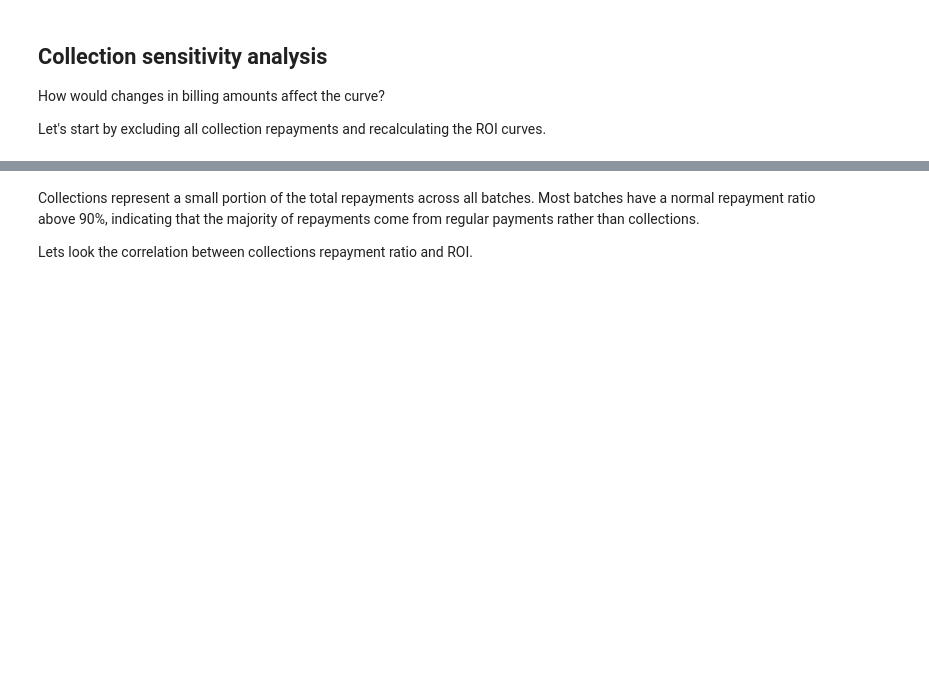
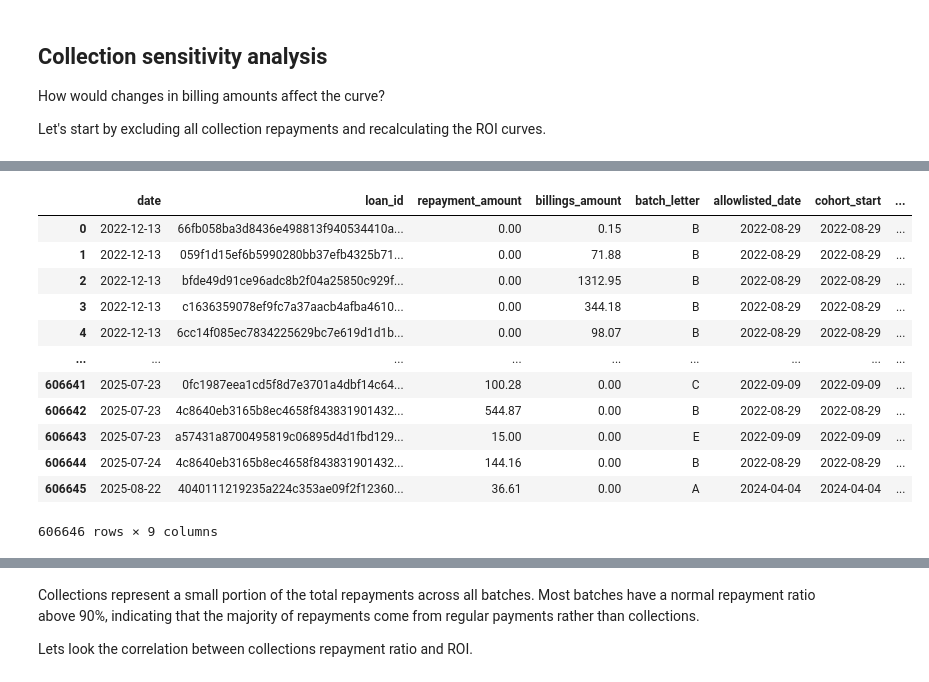
Before and after one commit to jquentino/cohort-profitability-case, a Jupyter notebook: notebooks/1-jq-exploratory-data-analysis.ipynb, the cells around one changed output, grey strips where cells are left out. Cells and saved outputs as stored; diff of their text form; code cells hidden in the pictures; blank space fills up the shorter version.

```diff
--- a/notebooks/1-jq-exploratory-data-analysis.ipynb
+++ b/notebooks/1-jq-exploratory-data-analysis.ipynb
@@ -308 +308,17 @@ It seems to have a very low impact, to confirm that, let's compute how much mone
+# %%
+repayments_and_loans
+# %% [output]
+|  | date | loan_id | repayment_amount | billings_amount | batch_letter | allowlisted_date | cohort_start | ... |
+| 0 | 2022-12-13 | 66fb058ba3d8436e498813f940534410a... | 0.00 | 0.15 | B | 2022-08-29 | 2022-08-29 | ... |
+| 1 | 2022-12-13 | 059f1d15ef6b5990280bb37efb4325b71... | 0.00 | 71.88 | B | 2022-08-29 | 2022-08-29 | ... |
+| 2 | 2022-12-13 | bfde49d91ce96adc8b2f04a25850c929f... | 0.00 | 1312.95 | B | 2022-08-29 | 2022-08-29 | ... |
+| 3 | 2022-12-13 | c1636359078ef9fc7a37aacb4afba4610... | 0.00 | 344.18 | B | 2022-08-29 | 2022-08-29 | ... |
+| 4 | 2022-12-13 | 6cc14f085ec7834225629bc7e619d1d1b... | 0.00 | 98.07 | B | 2022-08-29 | 2022-08-29 | ... |
+| ... | ... | ... | ... | ... | ... | ... | ... | ... |
+| 606641 | 2025-07-23 | 0fc1987eea1cd5f8d7e3701a4dbf14c64... | 100.28 | 0.00 | C | 2022-09-09 | 2022-09-09 | ... |
+| 606642 | 2025-07-23 | 4c8640eb3165b8ec4658f843831901432... | 544.87 | 0.00 | B | 2022-08-29 | 2022-08-29 | ... |
+| 606643 | 2025-07-23 | a57431a8700495819c06895d4d1fbd129... | 15.00 | 0.00 | E | 2022-09-09 | 2022-09-09 | ... |
+| 606644 | 2025-07-24 | 4c8640eb3165b8ec4658f843831901432... | 144.16 | 0.00 | B | 2022-08-29 | 2022-08-29 | ... |
+| 606645 | 2025-08-22 | 4040111219235a224c353ae09f2f12360... | 36.61 | 0.00 | A | 2024-04-04 | 2024-04-04 | ... |
+606646 rows × 9 columns
 # %%
```
Also changed, not shown: parts of 13 cells of this notebook, 2 other files.
